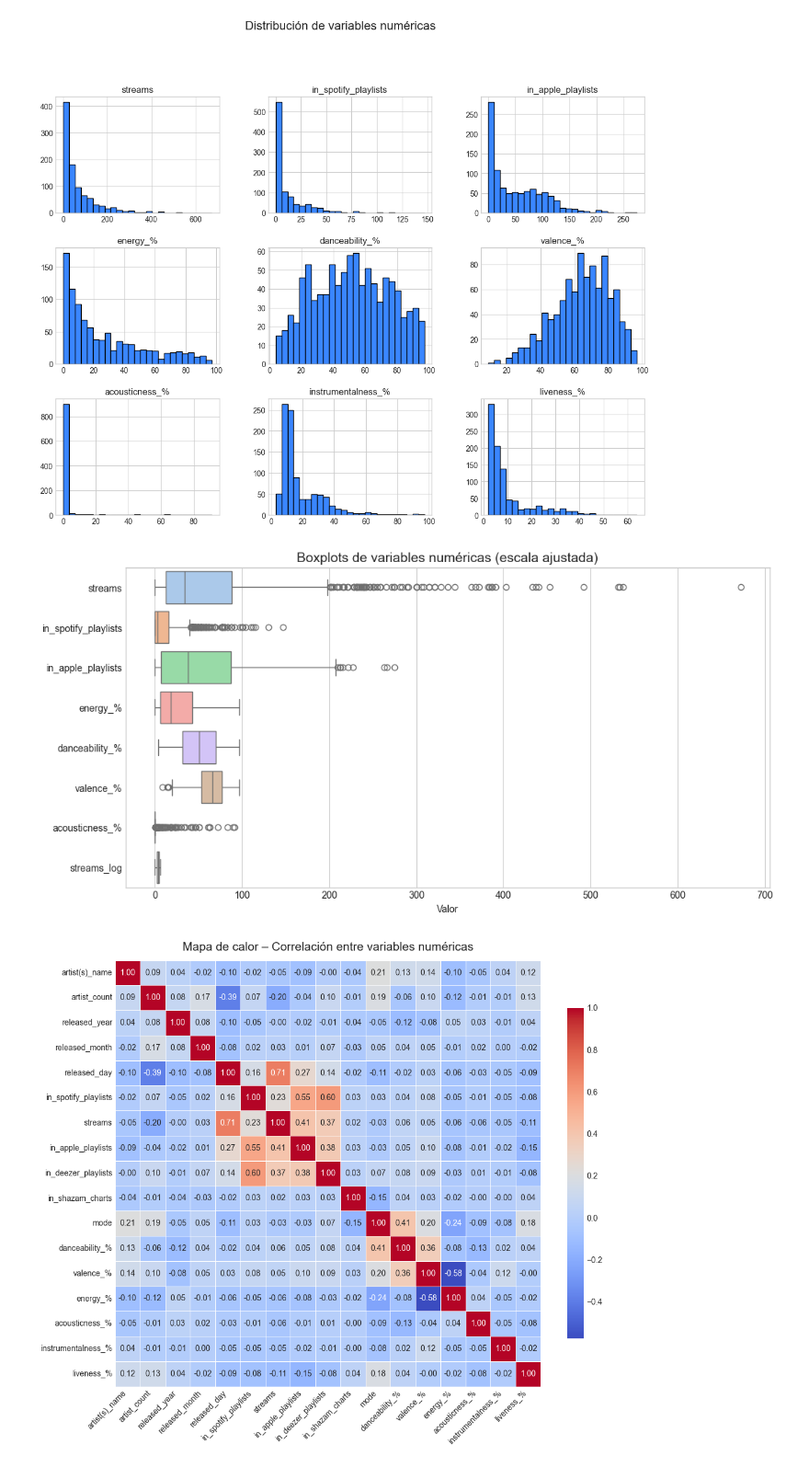
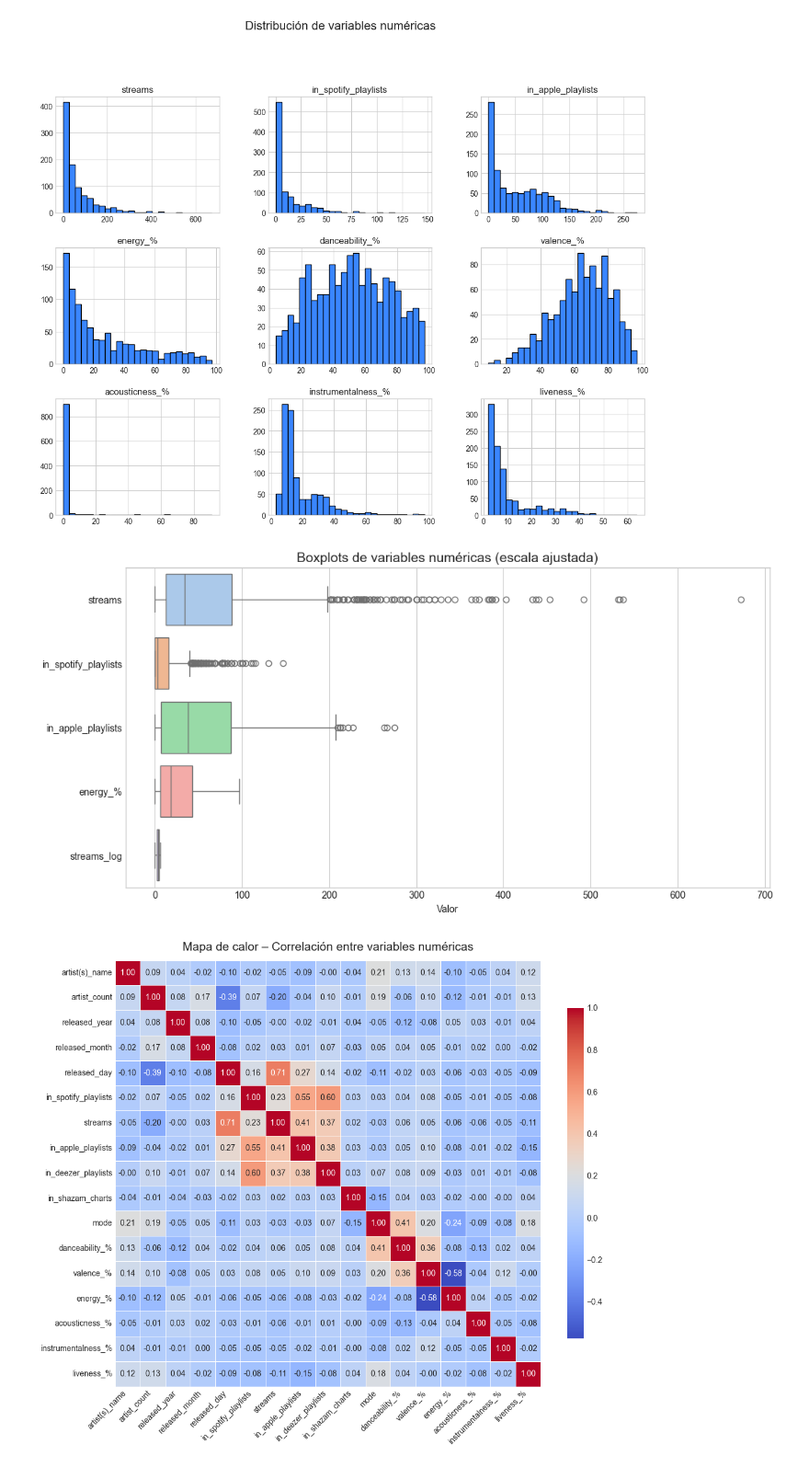
Before and after one commit to AaronMatarrita/ProyectoMineria, a Jupyter notebook: ProyectoFinal.ipynb, the cells around one changed output. Shown at 92% size. Drawn from its saved outputs; the diff is of its cells as text; code cells hidden in the pictures.

```diff
--- a/ProyectoFinal.ipynb
+++ b/ProyectoFinal.ipynb
@@ -227,14 +227,15 @@ plt.show()
 # %%
 # Boxplots (detección de outliers)
 
-df_box = df[['streams', 'in_spotify_playlists', 'in_apple_playlists', 'energy_%', 'danceability_%', 'valence_%', 'acousticness_%']].copy()
+# df_box = df[['streams', 'in_spotify_playlists', 'in_apple_playlists', 'energy_%', 'danceability_%', 'valence_%', 'acousticness_%']].copy()
+df_box = df[['streams', 'in_spotify_playlists', 'in_apple_playlists', 'energy_%']].copy()
 
 df_box['streams_log'] = np.log1p(df_box['streams'])
 
 plt.figure(figsize=(12,6))
 sns.boxplot(data=df_box, orient='h', palette='pastel')
 plt.title("Boxplots de variables numéricas (escala ajustada)", fontsize=14)
 plt.xlabel("Valor")
 plt.show()
 # %% [output]
-[figure, old version]
+[figure, new version]
```
Also changed, not shown: parts of 14 cells of this notebook.
